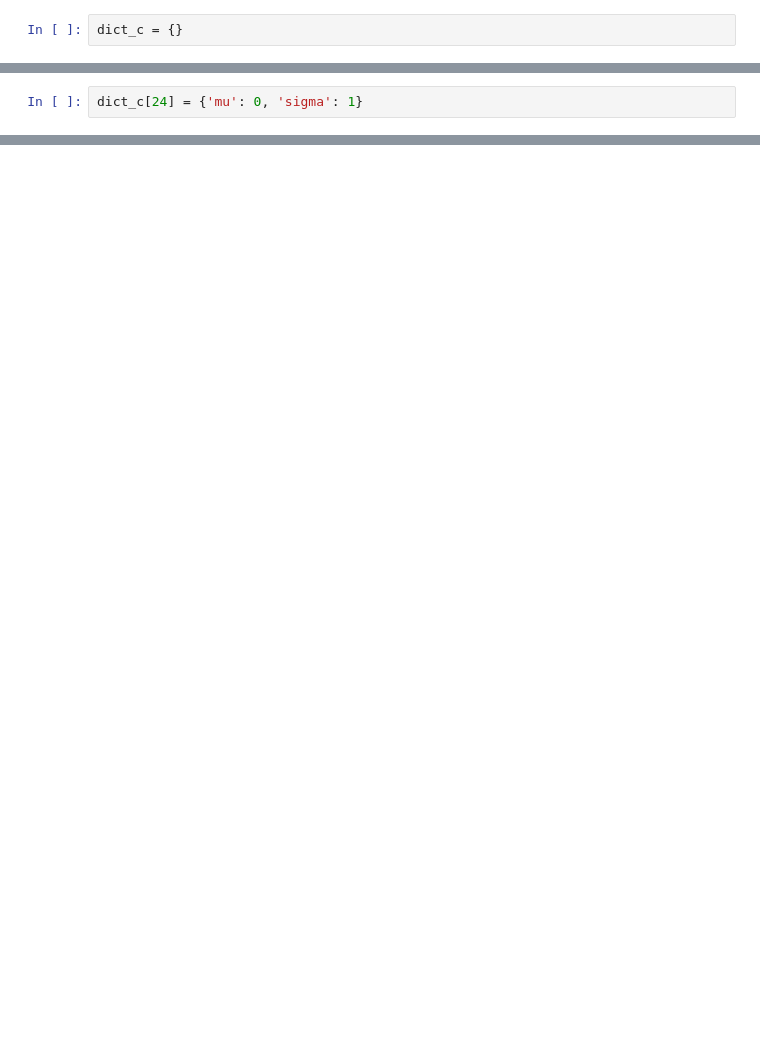
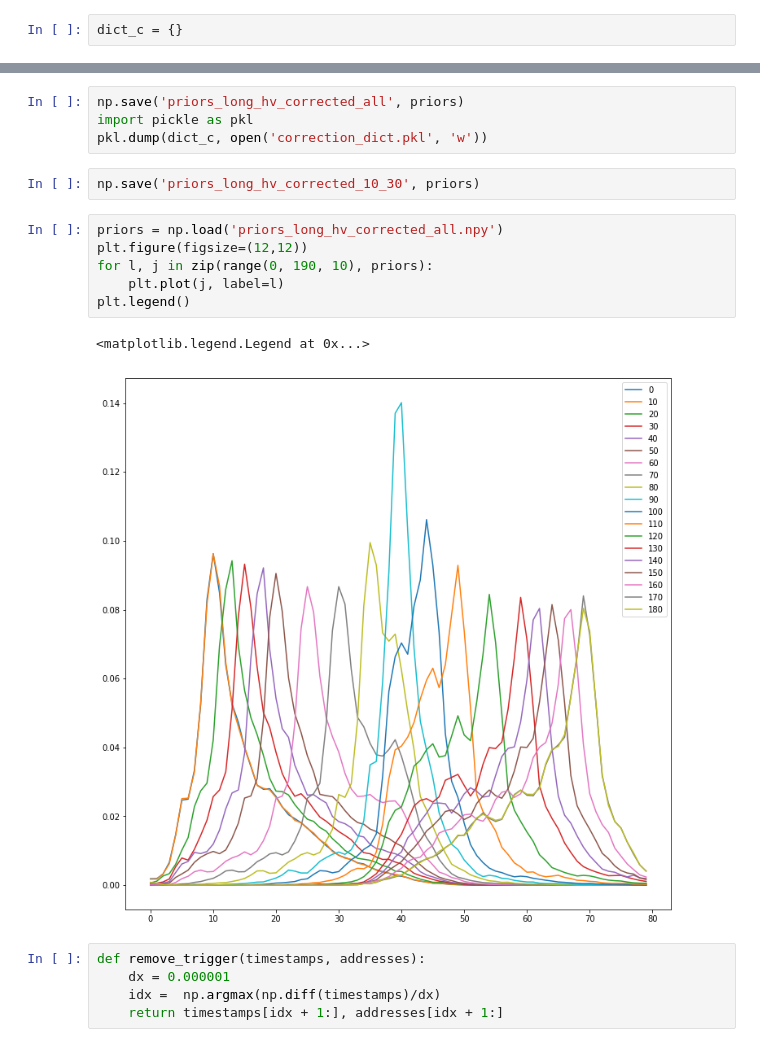
Before and after one commit to SensorsAudioINI/caesar_icassp2019, a Jupyter notebook: check_priors.ipynb, the cells around one changed output, grey strips where cells are left out. Saved outputs shown, nothing was run; the diff lists cells and outputs as text; blank space fills up the shorter version.

```diff
--- a/check_priors.ipynb
+++ b/check_priors.ipynb
@@ -110,4 +144,2 @@ dict_corr = {19: {'mu': -8.7723339675e-05, 'sigma': 7.24050842109e-05},
-# %%
-dict_c[24] = {'mu': 0, 'sigma': 1}
 # %%
 relevant_channels = np.arange(64)
@@ -157,0 +258,20 @@ plt.legend()
+# %%
+np.save('priors_long_hv_corrected_all', priors)
+import pickle as pkl
+pkl.dump(dict_c, open('correction_dict.pkl', 'w'))
+# %%
+np.save('priors_long_hv_corrected_10_30', priors)
+# %%
+priors = np.load('priors_long_hv_corrected_all.npy')
+plt.figure(figsize=(12,12))
+for l, j in zip(range(0, 190, 10), priors):
+    plt.plot(j, label=l)
+plt.legend()
+# %% [output]
+<matplotlib.legend.Legend at 0x...>
+[figure, added]
+# %%
+def remove_trigger(timestamps, addresses):
+    dx = 0.000001
+    idx =  np.argmax(np.diff(timestamps)/dx)
+    return timestamps[idx + 1:], addresses[idx + 1:]
```
Also changed, not shown: parts of 24 cells of this notebook, 3 other files.
